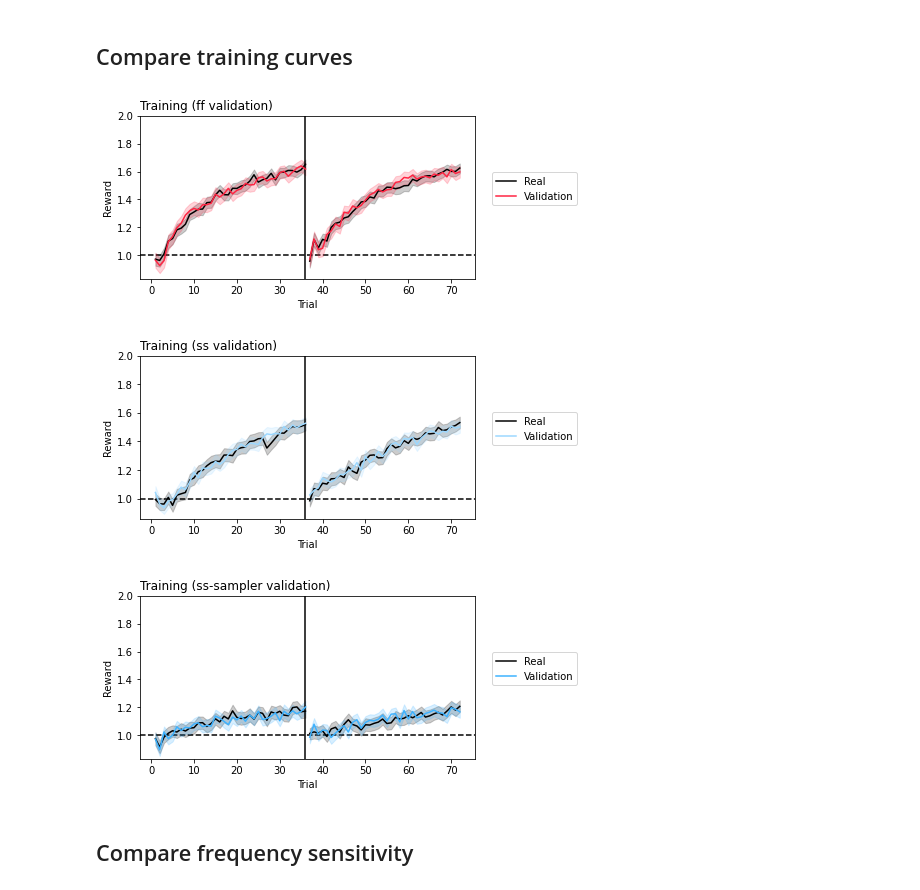
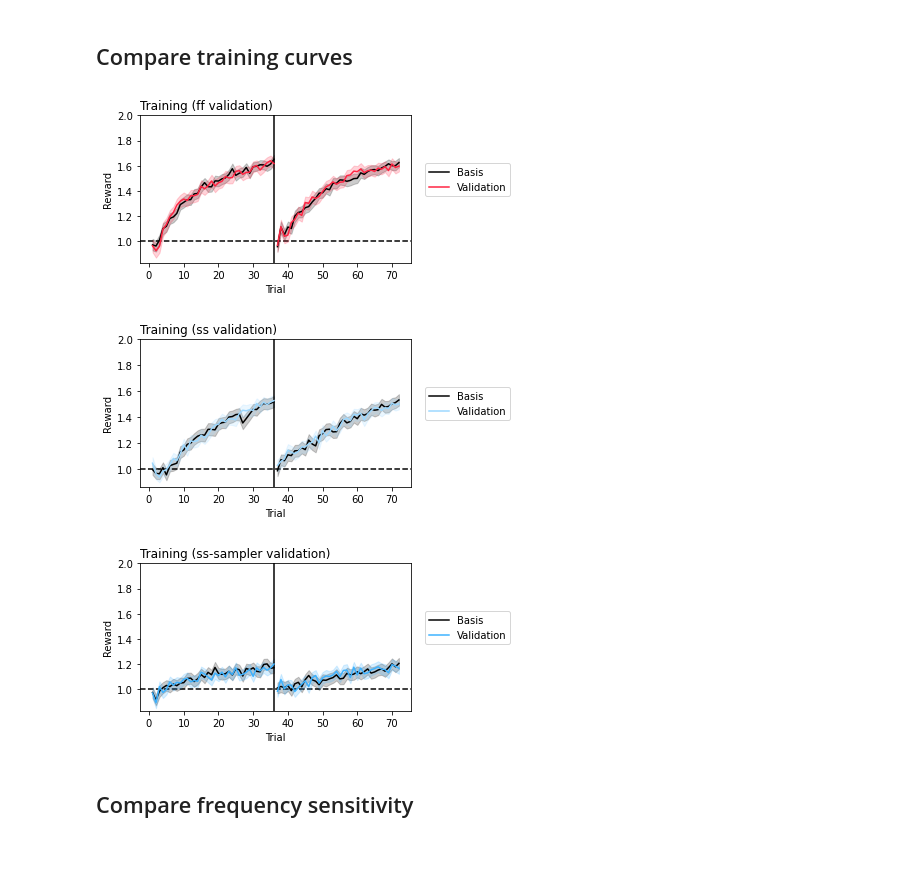
Before and after one commit to BakkourLabRepo/feat-predict_models, a Jupyter notebook: notebooks/exp_1/model-validation.ipynb, the cells around one changed output. Saved outputs shown, nothing was run; the diff lists cells and outputs as text; code cells hidden in the pictures; blank space fills up the shorter version.

```diff
--- a/notebooks/exp_1/model-validation.ipynb
+++ b/notebooks/exp_1/model-validation.ipynb
@@ -178,7 +181,8 @@ def plot_training_curve(
         palette = 'rocket',
         title = None,
         legend_title = None,
-        ci = None
+        ci = None,
+        fname = False
     ):
     """
     Plot training curve
@@ -199,6 +203,8 @@ def plot_training_curve(
         title for legend
     ci : int
         confidence interval
+    fname : str
+        file name to save plot
 
     Returns
     -------
@@ -237,6 +243,10 @@ def plot_training_curve(
         ax.set_ylabel('P(Choice)')
         ax.set_ylim(0, 1)
     ax.set_title(title, loc='left')
+    fig.tight_layout()
+
+    if fname:
+        plt.savefig(fname)
 
 def grouped_pointplot(
     data,
@@ -475,7 +485,7 @@ training_val_df
 # %% [markdown]
 ### Combine real and validation data
 # %%
-training_df['validation'] = 'Real'
+training_df['validation'] = 'Basis'
 training_val_df['validation'] = 'Validation'
 training_comp_df = pd.concat([training_df, training_val_df])
 training_comp_df = training_comp_df.reset_index(drop=True)
@@ -619,42 +689,43 @@ plot_training_curve(
     'reward',
     'validation',
     palette = {
-        'Real': 'black',
+        'Basis': 'black',
         'Validation': MODEL_COLORS['ff']
     },
     ci = 95,
     title = 'Training (ff validation)',
+    fname = f'{FIG_PATH}/training-ff-validation.pdf'
 )
 
 idx = training_comp_df['model_label'] == 'ss'
 plot_training_curve(
     training_comp_df.loc[idx],
     'reward',
     'validation',
     palette = {
-        'Real': 'black',
+        'Basis': 'black',
         'Validation': MODEL_COLORS['ss']
     },
     ci = 95,
     title = 'Training (ss validation)',
 )
 
 idx = training_comp_df['model_label'] == 'ss-sampler'
 plot_training_curve(
     training_comp_df.loc[idx],
     'reward',
     'validation',
     palette = {
-        'Real': 'black',
+        'Basis': 'black',
         'Validation': MODEL_COLORS['ss-sampler']
     },
     ci = 95,
     title = 'Training (ss-sampler validation)',
 )
 # %% [output]
-[figure, old version]
+[figure, new version]
-[figure, old version]
+[figure, new version]
-[figure, old version]
+[figure, new version]
 # %% [markdown]
 ## Compare frequency sensitivity
 # %%
```
Also changed, not shown: parts of 13 cells of this notebook.
